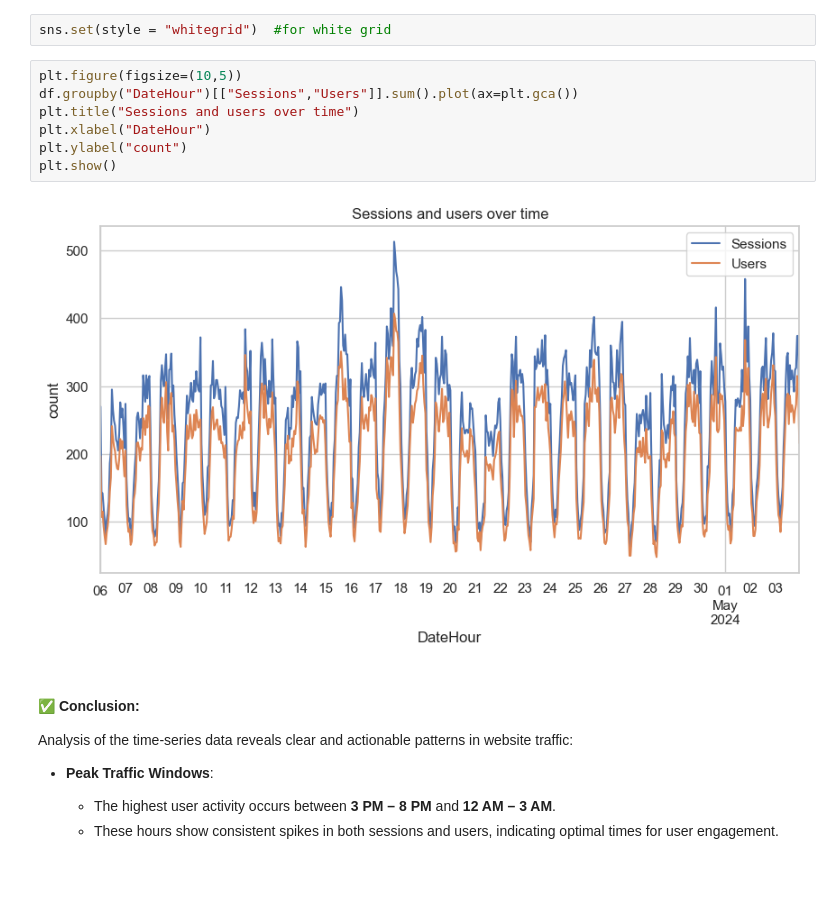
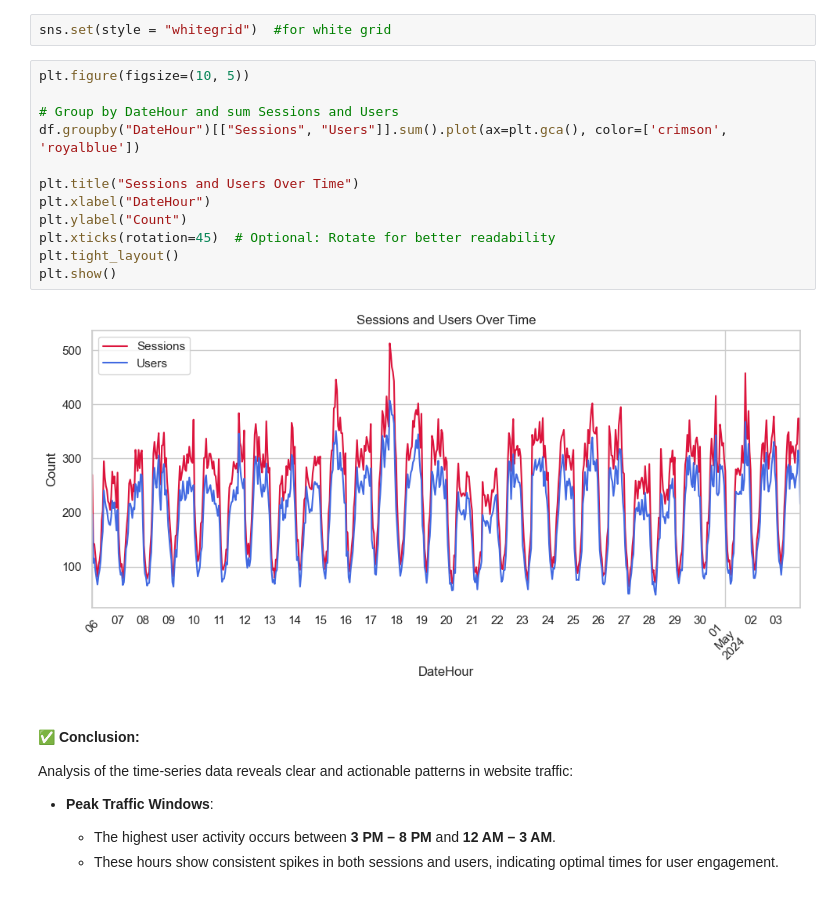
Before and after one commit to Priti115/WebsiteTrafficandEngagementAnalysis, a Jupyter notebook: website analysis.ipynb, the cells around one changed output. Drawn from its saved outputs; the diff is of its cells as text.

```diff
--- a/website analysis.ipynb
+++ b/website analysis.ipynb
@@ -134,14 +134,19 @@ df.describe()
 # %%
 sns.set(style = "whitegrid")  #for white grid
 # %%
-plt.figure(figsize=(10,5))
-df.groupby("DateHour")[["Sessions","Users"]].sum().plot(ax=plt.gca())
-plt.title("Sessions and users over time")
+plt.figure(figsize=(10, 5))
+
+# Group by DateHour and sum Sessions and Users
+df.groupby("DateHour")[["Sessions", "Users"]].sum().plot(ax=plt.gca(), color=['crimson', 'royalblue'])
+
+plt.title("Sessions and Users Over Time")
 plt.xlabel("DateHour")
-plt.ylabel("count")
+plt.ylabel("Count")
+plt.xticks(rotation=45)  # Optional: Rotate for better readability
+plt.tight_layout()
 plt.show()
 # %% [output]
-[figure, old version]
+[figure, new version]
 # %% [markdown]
 #### ✅ Conclusion:
 
```
Also changed, not shown: parts of 13 cells of this notebook, 4 other files.
